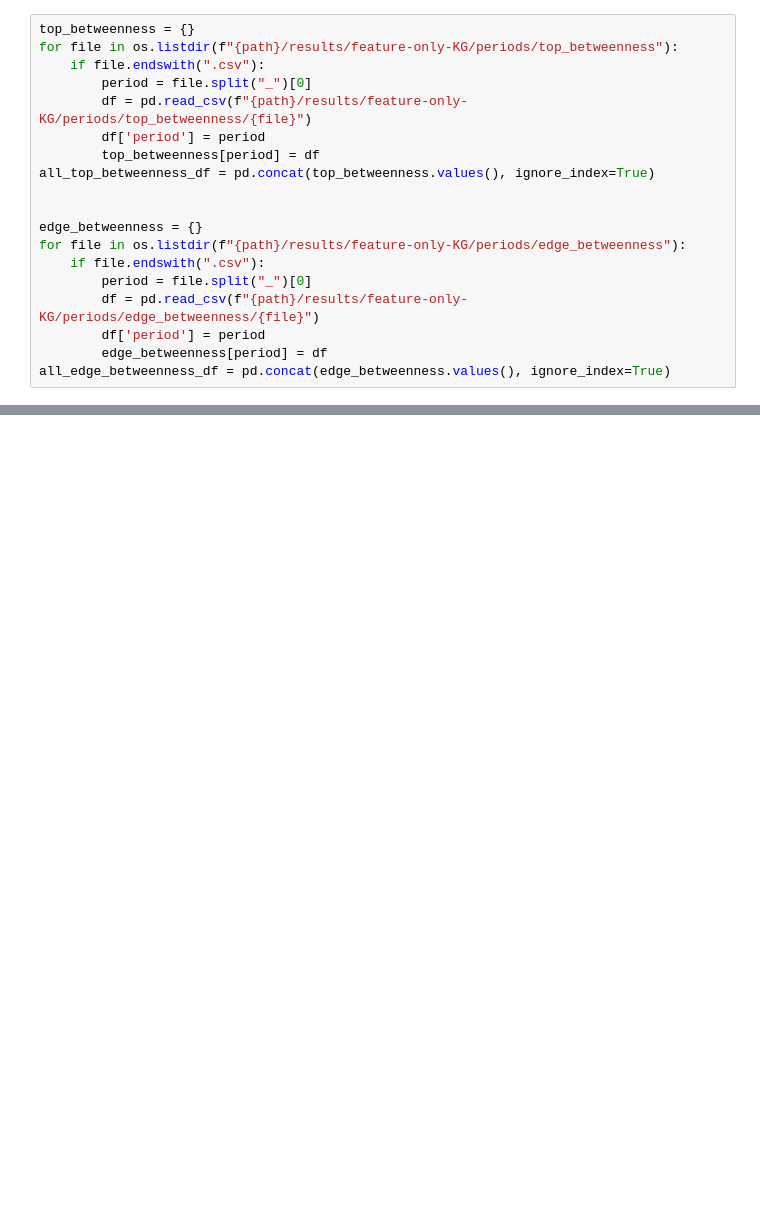
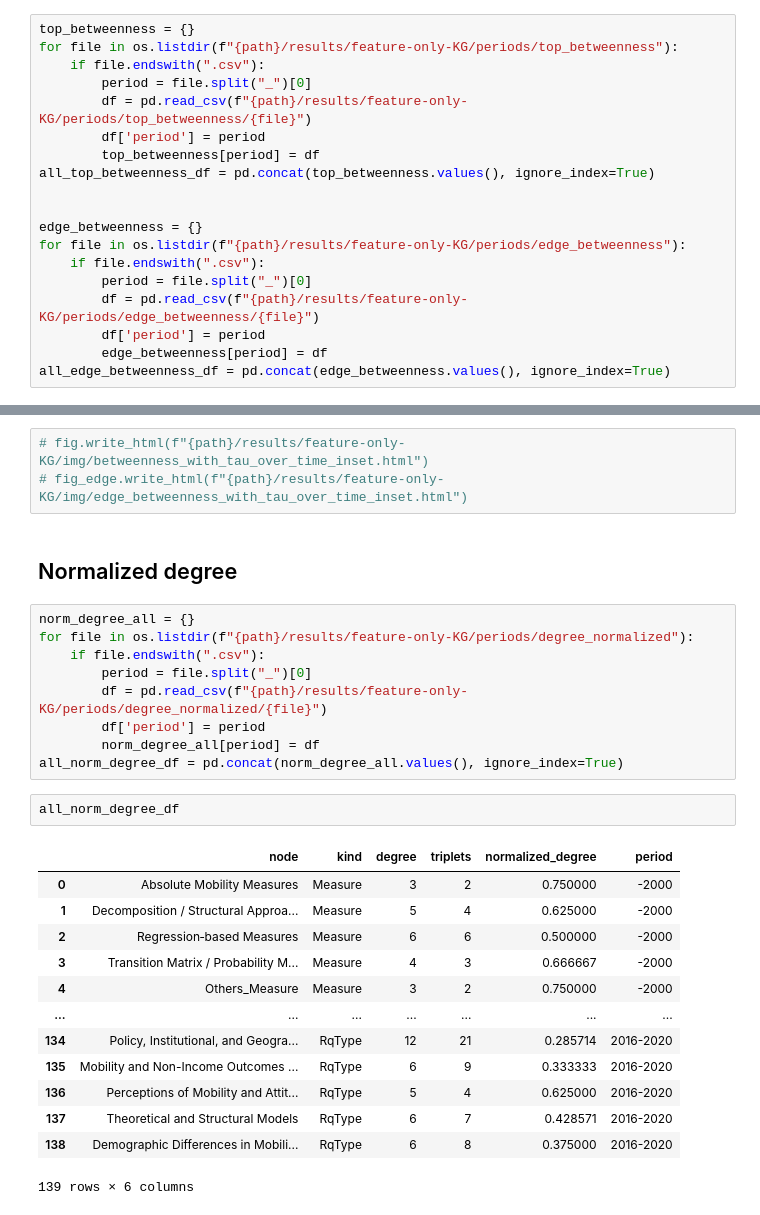
Before and after one commit to SereneKim/meta-welath_mobility, a Jupyter notebook: notebooks/11_feature-only-kg.ipynb, the cells around one changed output, grey strips where cells are left out. Cells and saved outputs as stored; diff of their text form; blank space fills up the shorter version.

```diff
--- a/notebooks/11_feature-only-kg.ipynb
+++ b/notebooks/11_feature-only-kg.ipynb
@@ -955,0 +1628,30 @@ DataFrameGroupBy.apply operated on the grouping columns. This behavior is deprec
+# %%
+# fig.write_html(f"{path}/results/feature-only-KG/img/betweenness_with_tau_over_time_inset.html")
+# fig_edge.write_html(f"{path}/results/feature-only-KG/img/edge_betweenness_with_tau_over_time_inset.html")
+# %% [markdown]
+## Normalized degree
+# %%
+norm_degree_all = {}
+for file in os.listdir(f"{path}/results/feature-only-KG/periods/degree_normalized"):
+    if file.endswith(".csv"):
+        period = file.split("_")[0]
+        df = pd.read_csv(f"{path}/results/feature-only-KG/periods/degree_normalized/{file}")
+        df['period'] = period
+        norm_degree_all[period] = df
+all_norm_degree_df = pd.concat(norm_degree_all.values(), ignore_index=True)
+# %%
+all_norm_degree_df
+# %% [output]
+|  | node | kind | degree | triplets | normalized_degree | period |
+| 0 | Absolute Mobility Measures | Measure | 3 | 2 | 0.750000 | -2000 |
+| 1 | Decomposition / Structural Approa... | Measure | 5 | 4 | 0.625000 | -2000 |
+| 2 | Regression‐based Measures | Measure | 6 | 6 | 0.500000 | -2000 |
+| 3 | Transition Matrix / Probability M... | Measure | 4 | 3 | 0.666667 | -2000 |
+| 4 | Others_Measure | Measure | 3 | 2 | 0.750000 | -2000 |
+| ... | ... | ... | ... | ... | ... | ... |
+| 134 | Policy, Institutional, and Geogra... | RqType | 12 | 21 | 0.285714 | 2016-2020 |
+| 135 | Mobility and Non-Income Outcomes ... | RqType | 6 | 9 | 0.333333 | 2016-2020 |
+| 136 | Perceptions of Mobility and Attit... | RqType | 5 | 4 | 0.625000 | 2016-2020 |
+| 137 | Theoretical and Structural Models | RqType | 6 | 7 | 0.428571 | 2016-2020 |
+| 138 | Demographic Differences in Mobili... | RqType | 6 | 8 | 0.375000 | 2016-2020 |
+139 rows × 6 columns
```
Also changed, not shown: parts of 36 cells of this notebook, 21 other files.
